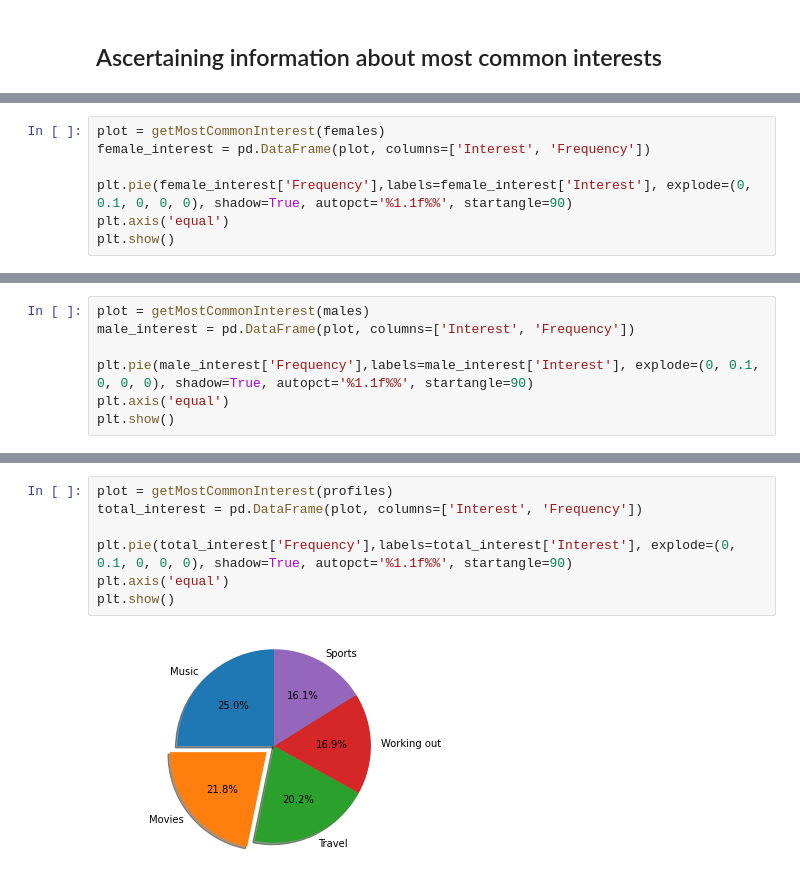
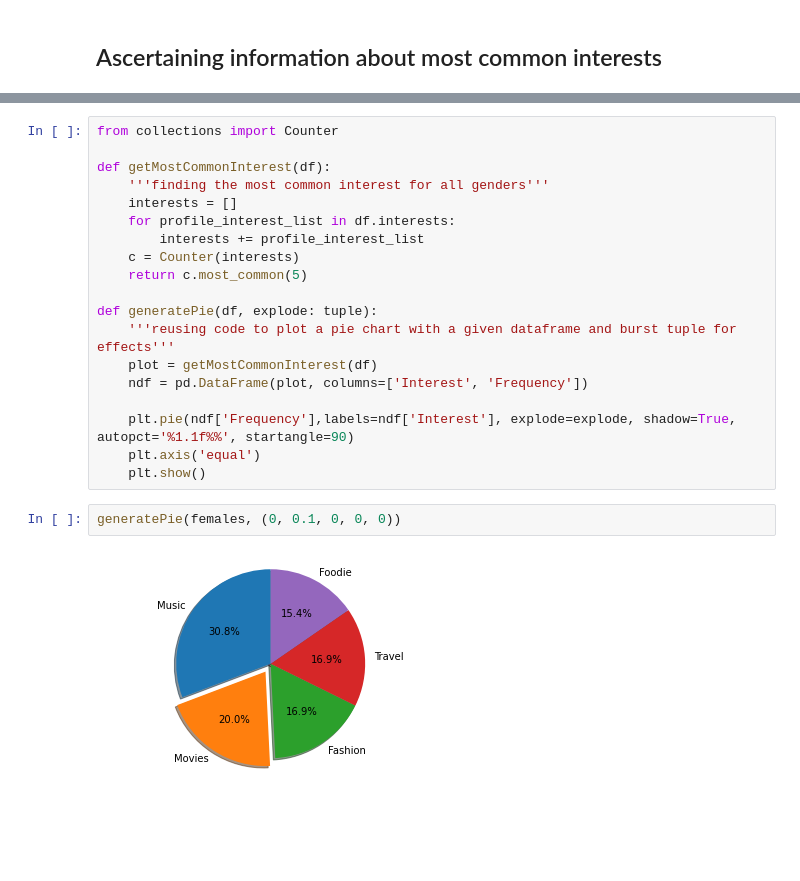
Before and after one commit to ccvale/tinder-profile-analysis, a Jupyter notebook: tinderquery.ipynb, the cells around one changed output, grey strips where cells are left out. Drawn from its saved outputs; the diff is of its cells as text; blank space fills up the shorter version.

```diff
--- a/tinderquery.ipynb
+++ b/tinderquery.ipynb
@@ -94,7 +93,0 @@ def getMostCommonInterest(df):
-# %%
-plot = getMostCommonInterest(females)
-female_interest = pd.DataFrame(plot, columns=['Interest', 'Frequency'])
-
-plt.pie(female_interest['Frequency'],labels=female_interest['Interest'], explode=(0, 0.1, 0, 0, 0), shadow=True, autopct='%1.1f%%', startangle=90)
-plt.axis('equal')
-plt.show()
@@ -103,7 +93,0 @@ plt.show()
-# %%
-plot = getMostCommonInterest(males)
-male_interest = pd.DataFrame(plot, columns=['Interest', 'Frequency'])
-
-plt.pie(male_interest['Frequency'],labels=male_interest['Interest'], explode=(0, 0.1, 0, 0, 0), shadow=True, autopct='%1.1f%%', startangle=90)
-plt.axis('equal')
-plt.show()
@@ -112,9 +94,23 @@ plt.show()
-# %%
-plot = getMostCommonInterest(profiles)
-total_interest = pd.DataFrame(plot, columns=['Interest', 'Frequency'])
-
-plt.pie(total_interest['Frequency'],labels=total_interest['Interest'], explode=(0, 0.1, 0, 0, 0), shadow=True, autopct='%1.1f%%', startangle=90)
-plt.axis('equal')
-plt.show()
-# %% [output]
-[figure, removed]
+# %%
+from collections import Counter
+
+def getMostCommonInterest(df):
+    '''finding the most common interest for all genders'''
+    interests = []
+    for profile_interest_list in df.interests:
+        interests += profile_interest_list
+    c = Counter(interests)
+    return c.most_common(5)
+
+def generatePie(df, explode: tuple):
+    '''reusing code to plot a pie chart with a given dataframe and burst tuple for effects'''
+    plot = getMostCommonInterest(df)
+    ndf = pd.DataFrame(plot, columns=['Interest', 'Frequency'])
+
+    plt.pie(ndf['Frequency'],labels=ndf['Interest'], explode=explode, shadow=True, autopct='%1.1f%%', startangle=90)
+    plt.axis('equal')
+    plt.show()
+# %%
+generatePie(females, (0, 0.1, 0, 0, 0))
+# %% [output]
+[figure, added]
```
Also changed, not shown: parts of 17 cells of this notebook, 1 other file.
